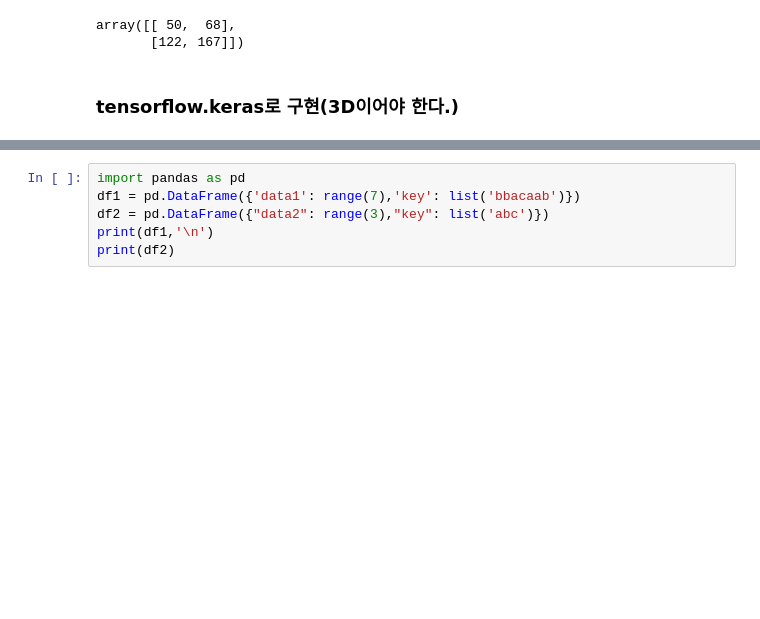
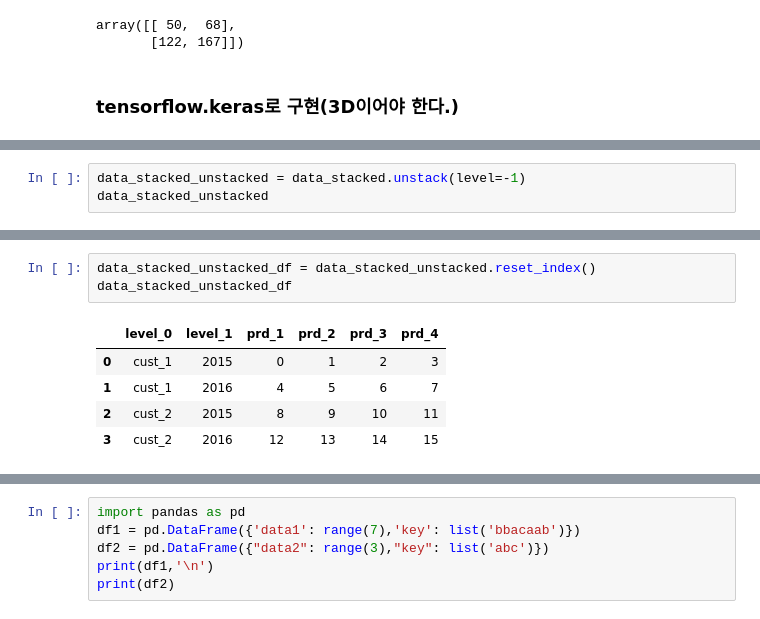
Before and after one commit to hnchae/TIL, a Jupyter notebook: 1_python/헷갈리는 문법 정리하기.ipynb, the cells around one changed output, grey strips where cells are left out. Saved outputs shown, nothing was run; the diff lists cells and outputs as text; blank space fills up the shorter version.

```diff
--- a/1_python/헷갈리는 문법 정리하기.ipynb
+++ b/1_python/헷갈리는 문법 정리하기.ipynb
@@ -148,0 +330,3 @@ array([[ 50,  68],
+# %%
+data_stacked_unstacked = data_stacked.unstack(level=-1)
+data_stacked_unstacked
@@ -148,0 +339,9 @@ array([[ 50,  68],
+# %%
+data_stacked_unstacked_df = data_stacked_unstacked.reset_index()
+data_stacked_unstacked_df
+# %% [output]
+|  | level_0 | level_1 | prd_1 | prd_2 | prd_3 | prd_4 |
+| 0 | cust_1 | 2015 | 0 | 1 | 2 | 3 |
+| 1 | cust_1 | 2016 | 4 | 5 | 6 | 7 |
+| 2 | cust_2 | 2015 | 8 | 9 | 10 | 11 |
+| 3 | cust_2 | 2016 | 12 | 13 | 14 | 15 |
```
Also changed, not shown: parts of 19 cells of this notebook.
